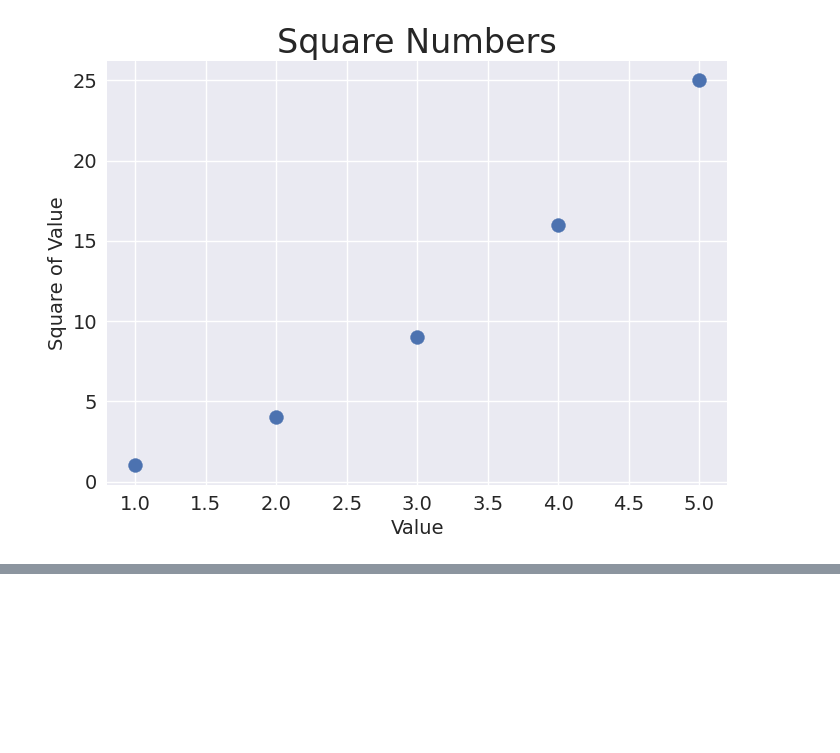
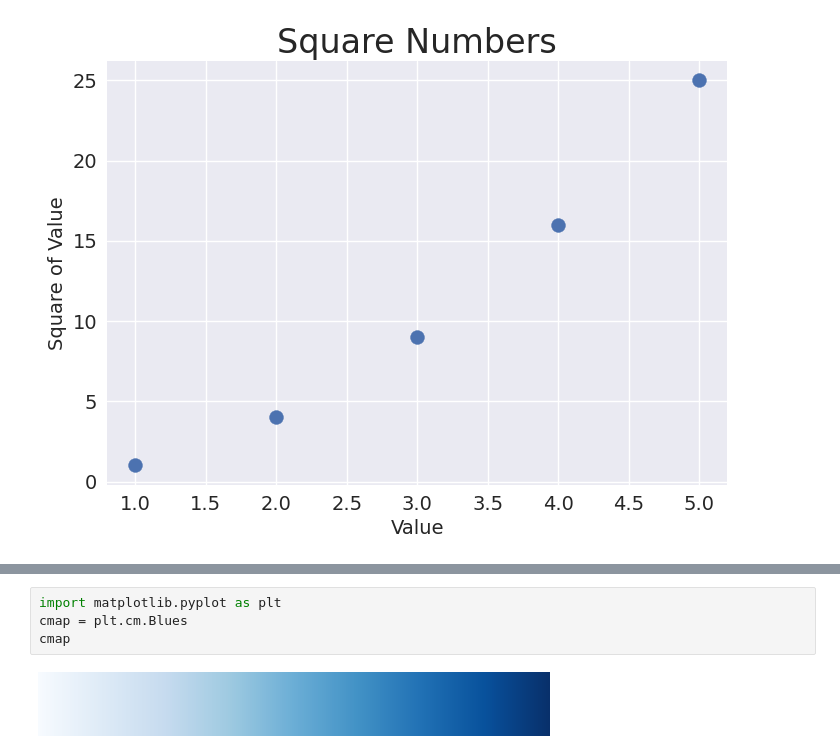
Before and after one commit to JacobBenSchwartz/DH-Textbook-Workalong, a Jupyter notebook: homework.ipynb, the cells around one changed output, grey strips where cells are left out. Drawn from its saved outputs; the diff is of its cells as text; blank space fills up the shorter version.

```diff
--- a/homework.ipynb
+++ b/homework.ipynb
@@ -557,0 +580,6 @@ ax.axis([0, 1100, 0, 1100000])
+# %%
+import matplotlib.pyplot as plt
+cmap = plt.cm.Blues
+cmap
+# %% [output]
+[figure, added]
```
Also changed, not shown: parts of 3 cells of this notebook.
